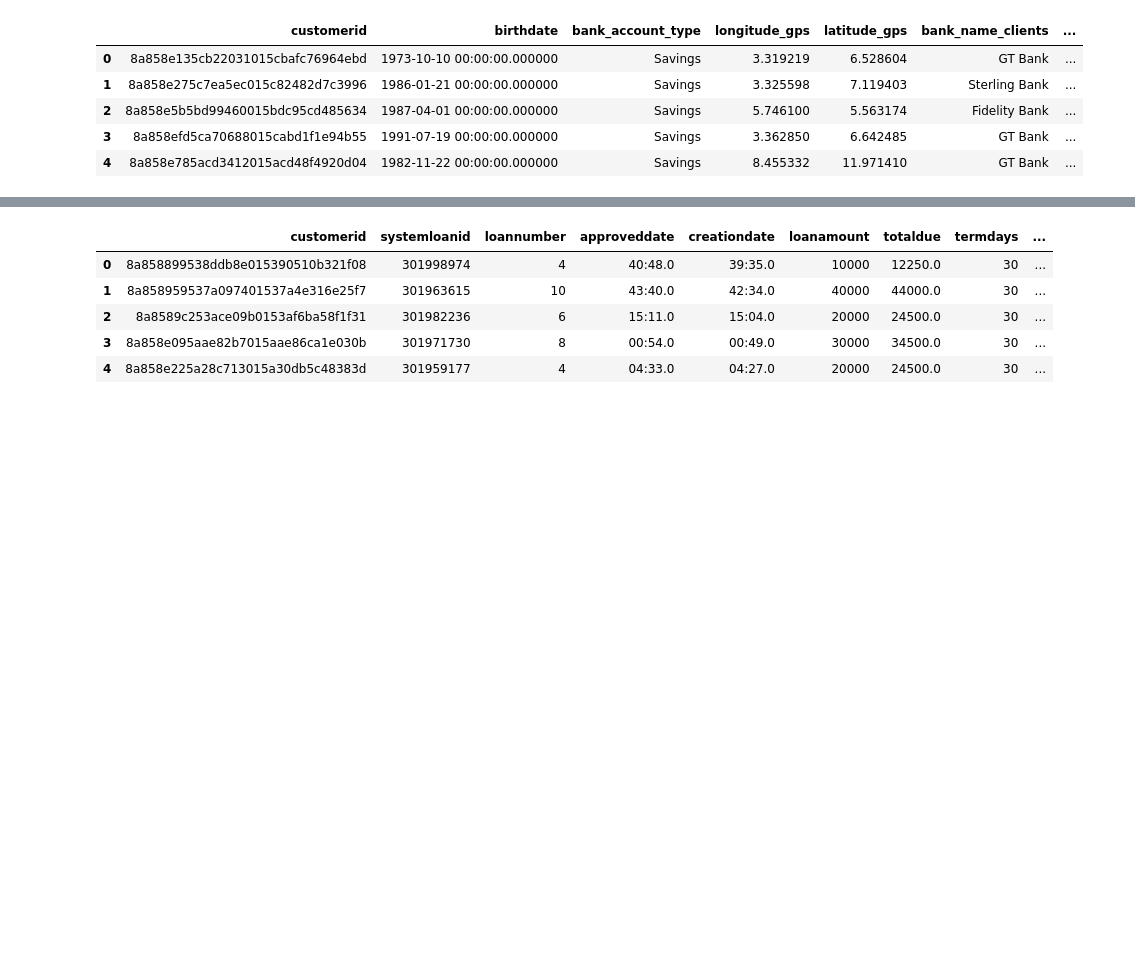
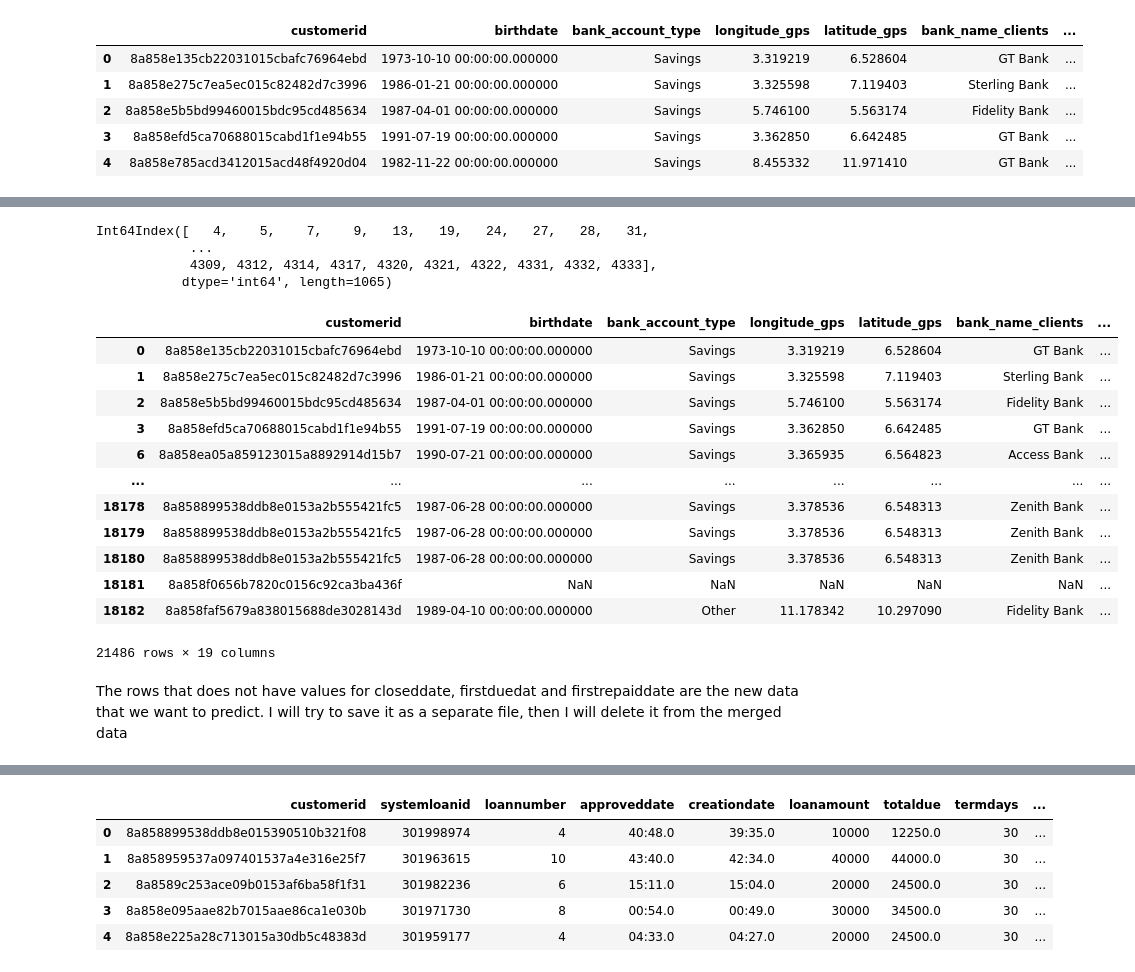
Before and after one commit to MargaretOluwadare/HAMOYE-NUMPY-GROUP-CAPSTONE, a Jupyter notebook: loans_project-Copy1-checkpoint.ipynb, the cells around one changed output, grey strips where cells are left out. Saved outputs shown, nothing was run; the diff lists cells and outputs as text; code cells hidden in the pictures; blank space fills up the shorter version.

```diff
--- a/loans_project-Copy1-checkpoint.ipynb
+++ b/loans_project-Copy1-checkpoint.ipynb
@@ -370,0 +375,7 @@ dftrain.head()
+# %%
+#List of columns in demographic data
+
+demo_data = ['customerid', 'birthdate', 'bank_account_type', 'longitude_gps', 'latitude_gps', 'bank_name_clients', 'employment_status_clients' ]
+# %%
+for i in demo_data:
+    dftrain[i] = dftrain.groupby(['customerid'])[i].ffill()
@@ -390,0 +489,8 @@ memory usage: 3.6+ MB
+# %%
+index_todrop = dftrain[dftrain['loannumber'].isna()].index
+index_todrop
+# %% [output]
+Int64Index([   4,    5,    7,    9,   13,   19,   24,   27,   28,   31,
+            ...
+            4309, 4312, 4314, 4317, 4320, 4321, 4322, 4331, 4332, 4333],
+           dtype='int64', length=1065)
@@ -390,0 +499,19 @@ memory usage: 3.6+ MB
+# %%
+dftrain
+# %% [output]
+|  | customerid | birthdate | bank_account_type | longitude_gps | latitude_gps | bank_name_clients | ... |
+| 0 | 8a858e135cb22031015cbafc76964ebd | 1973-10-10 00:00:00.000000 | Savings | 3.319219 | 6.528604 | GT Bank | ... |
+| 1 | 8a858e275c7ea5ec015c82482d7c3996 | 1986-01-21 00:00:00.000000 | Savings | 3.325598 | 7.119403 | Sterling Bank | ... |
+| 2 | 8a858e5b5bd99460015bdc95cd485634 | 1987-04-01 00:00:00.000000 | Savings | 5.746100 | 5.563174 | Fidelity Bank | ... |
+| 3 | 8a858efd5ca70688015cabd1f1e94b55 | 1991-07-19 00:00:00.000000 | Savings | 3.362850 | 6.642485 | GT Bank | ... |
+| 6 | 8a858ea05a859123015a8892914d15b7 | 1990-07-21 00:00:00.000000 | Savings | 3.365935 | 6.564823 | Access Bank | ... |
+| ... | ... | ... | ... | ... | ... | ... | ... |
+| 18178 | 8a858899538ddb8e0153a2b555421fc5 | 1987-06-28 00:00:00.000000 | Savings | 3.378536 | 6.548313 | Zenith Bank | ... |
+| 18179 | 8a858899538ddb8e0153a2b555421fc5 | 1987-06-28 00:00:00.000000 | Savings | 3.378536 | 6.548313 | Zenith Bank | ... |
+| 18180 | 8a858899538ddb8e0153a2b555421fc5 | 1987-06-28 00:00:00.000000 | Savings | 3.378536 | 6.548313 | Zenith Bank | ... |
+| 18181 | 8a858f0656b7820c0156c92ca3ba436f | NaN | NaN | NaN | NaN | NaN | ... |
+| 18182 | 8a858faf5679a838015688de3028143d | 1989-04-10 00:00:00.000000 | Other | 11.178342 | 10.297090 | Fidelity Bank | ... |
+21486 rows × 19 columns
+# %% [markdown]
+The rows that does not have values for closeddate, firstduedat and firstrepaiddate are the new data that we want to predict. I will try to save it as a separate file,
+then I will delete it from the merged data
```
Also changed, not shown: parts of 37 cells of this notebook.
